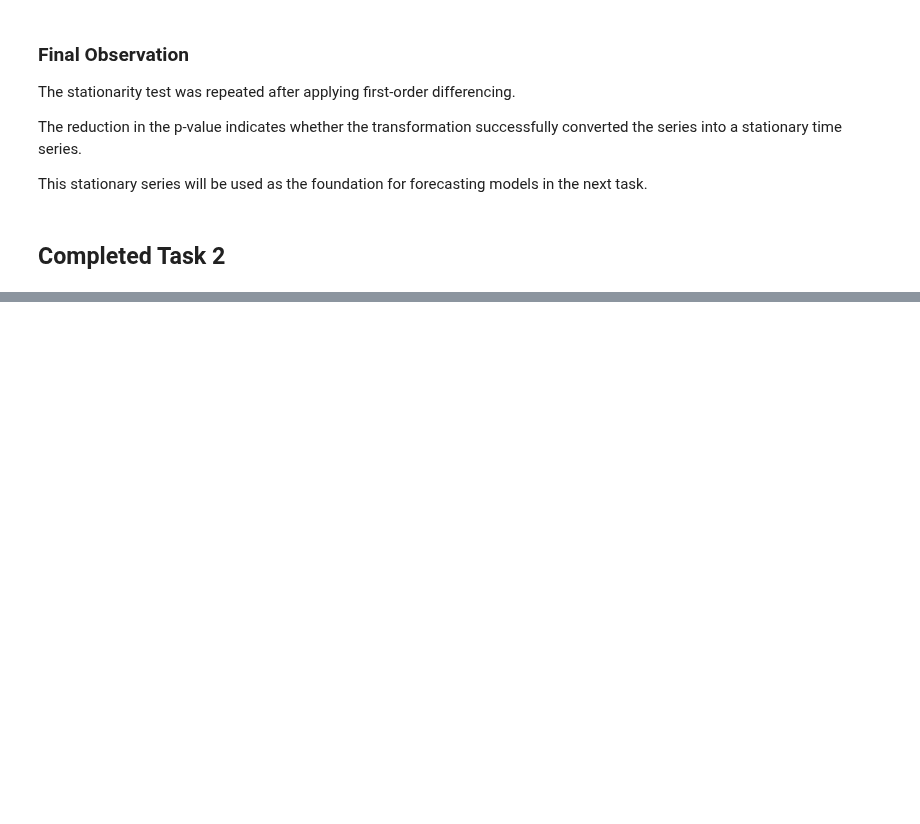
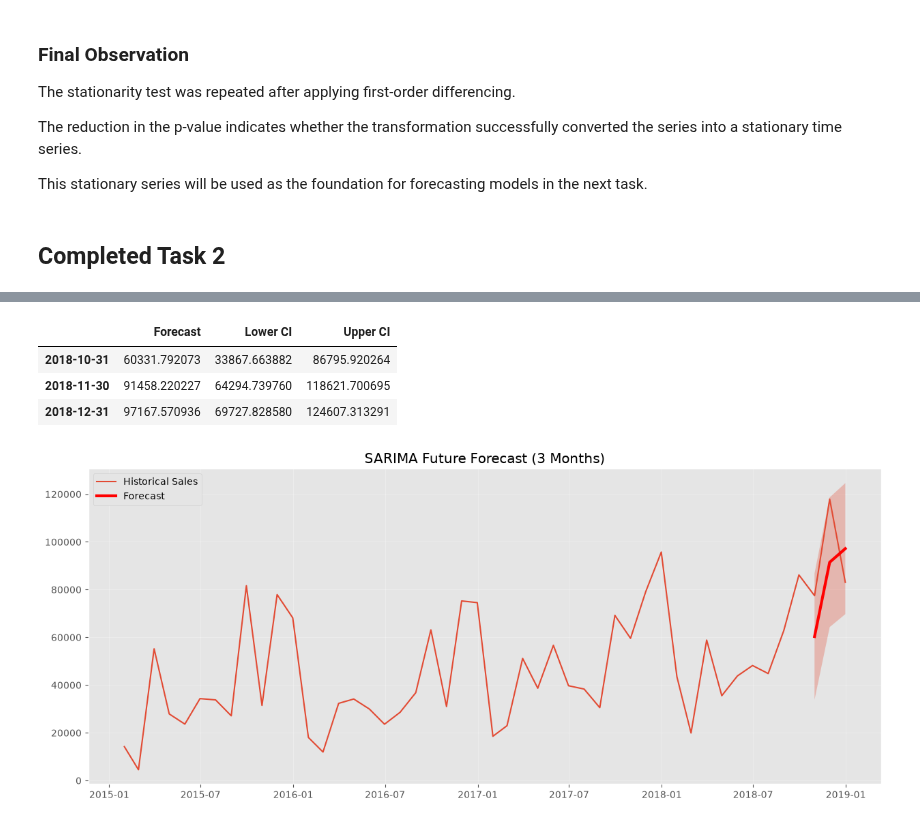
Before and after one commit to opmeenaji81/SalesForecasting_OmprakashMeena, a Jupyter notebook: analysis.ipynb, the cells around one changed output, grey strips where cells are left out. Cells and saved outputs as stored; diff of their text form; code cells hidden in the pictures; blank space fills up the shorter version.

```diff
--- a/analysis.ipynb
+++ b/analysis.ipynb
@@ -1140,0 +1338,16 @@ This stationary series will be used as the foundation for forecasting models in
+# %%
+future_forecast = sarima_fit.get_forecast(
+    steps=3
+)
+
+future_sales = future_forecast.predicted_mean
+
+future_ci = future_forecast.conf_int()
+
+print("Forecast")
+
+print(future_sales)
+
+print("\nConfidence Interval")
+
+print(future_ci)
@@ -1140,0 +1366,50 @@ This stationary series will be used as the foundation for forecasting models in
+# %%
+sarima_forecast = pd.DataFrame({
+
+    "Forecast": future_sales,
+
+    "Lower CI": future_ci.iloc[:,0],
+
+    "Upper CI": future_ci.iloc[:,1]
+
+})
+
+sarima_forecast
+# %% [output]
+|  | Forecast | Lower CI | Upper CI |
+| 2018-10-31 | 60331.792073 | 33867.663882 | 86795.920264 |
+| 2018-11-30 | 91458.220227 | 64294.739760 | 118621.700695 |
+| 2018-12-31 | 97167.570936 | 69727.828580 | 124607.313291 |
+# %%
+plt.figure(figsize=(15,6))
+
+plt.plot(
+    monthly_ts.index,
+    monthly_ts["Sales"],
+    label="Historical Sales"
+)
+
+plt.plot(
+    future_sales.index,
+    future_sales,
+    color="red",
+    linewidth=3,
+    label="Forecast"
+)
+
+plt.fill_between(
+    future_sales.index,
+    future_ci.iloc[:,0],
+    future_ci.iloc[:,1],
+    alpha=0.3
+)
+
+plt.title("SARIMA Future Forecast (3 Months)")
+
+plt.legend()
+
+plt.grid(alpha=0.3)
+
+plt.show()
+# %% [output]
+[figure, added]
```
Also changed, not shown: parts of 19 cells of this notebook.
